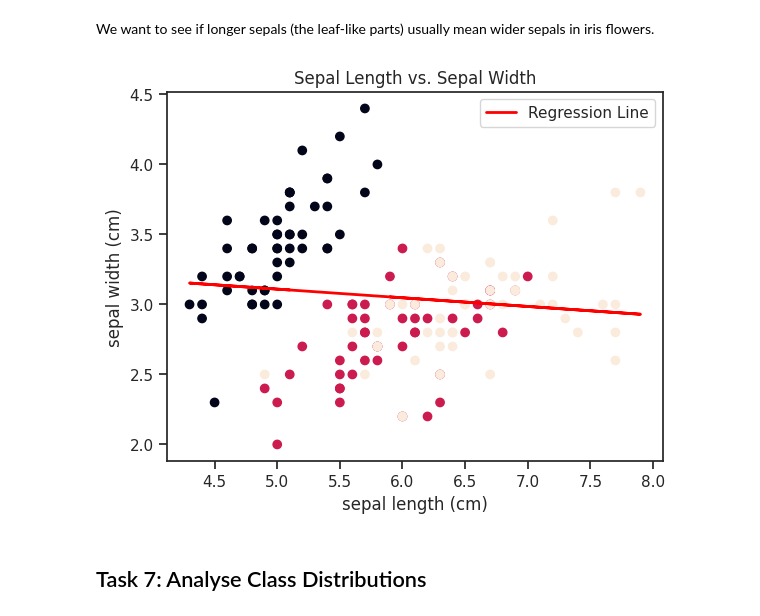
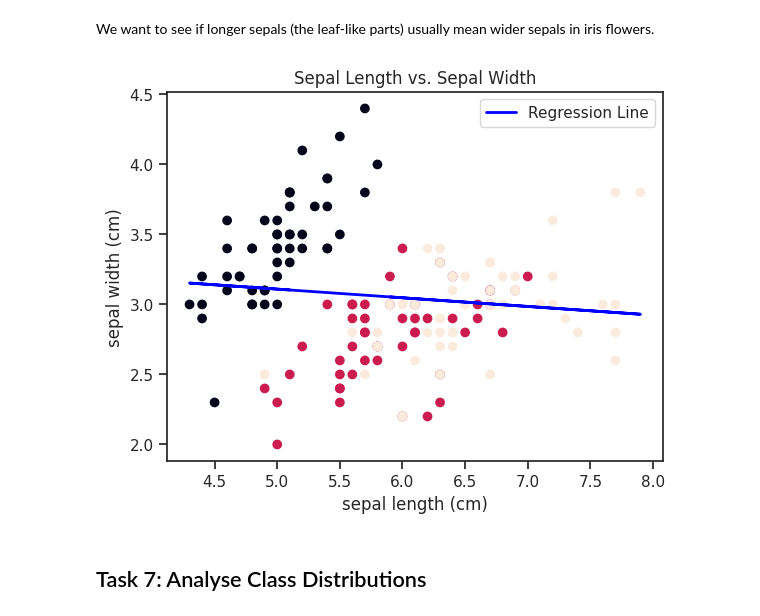
Before and after one commit to marianemcgrath/principles_of_da, a Jupyter notebook: tasks.ipynb, the cells around one changed output. Saved outputs shown, nothing was run; the diff lists cells and outputs as text; code cells hidden in the pictures.

```diff
--- a/tasks.ipynb
+++ b/tasks.ipynb
@@ -208,27 +211,32 @@ We want to see if longer sepals (the leaf-like parts) usually mean wider sepals
 # %%
 _, ax = plt.subplots()
 scatter = ax.scatter(iris.data[:, 0], iris.data[:, 1], c=iris.target)
 ax.set_title("Sepal Length vs. Sepal Width")
 ax.set(xlabel=iris.feature_names[0], ylabel=iris.feature_names[1])
 
 # Add legend for species
 ax.legend(scatter.legend_elements()[0], iris.target_names, loc="lower right", title="Classes")
 
 x = iris.data[:, 0]  # Sepal Length
 y = iris.data[:, 1]  # Sepal Width
 
-# Calculate slope and intercept
-slope, intercept = np.polyfit(x, y, deg=1)
+# Calculate slope and intercept (m and c)
+# Using numpy's polyfit function to fit a line to the data
+# This function returns the slope (m) and intercept (c) of the best fit line
+m, c = np.polyfit(x, y, 1)
 
 # Create the regression line
-regression_line = slope * x + intercept
+regression_line = m * x + c
 
 # Plot the line (red and thick)
-ax.plot(x, regression_line, color='red', linewidth=2, label='Regression Line')
+ax.plot(x, regression_line, color='blue', linewidth=2, label='Regression Line')
 
 # Show the updated legend
 ax.legend()
 
 plt.show()
+
+# Source: https://stackoverflow.com/questions/55696942/how-to-apply-y-mx-b-formula-in-python-in-order-to-get-my-regression-line#:~:text=Then%2C%20you%20plot%20a%20your%20function%3A
+# Source:
 # %% [output]
-[figure, old version]
+[figure, new version]
```
Also changed, not shown: parts of 3 cells of this notebook.
